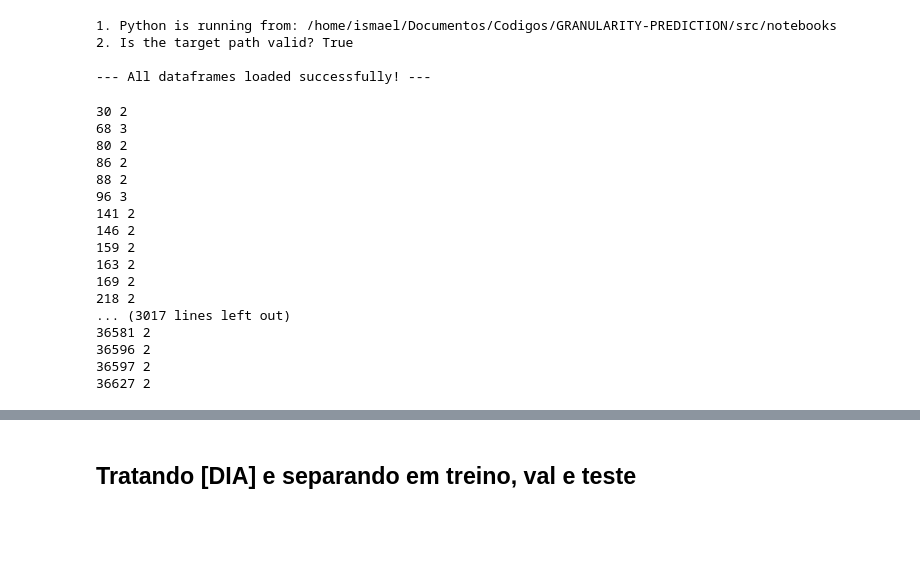
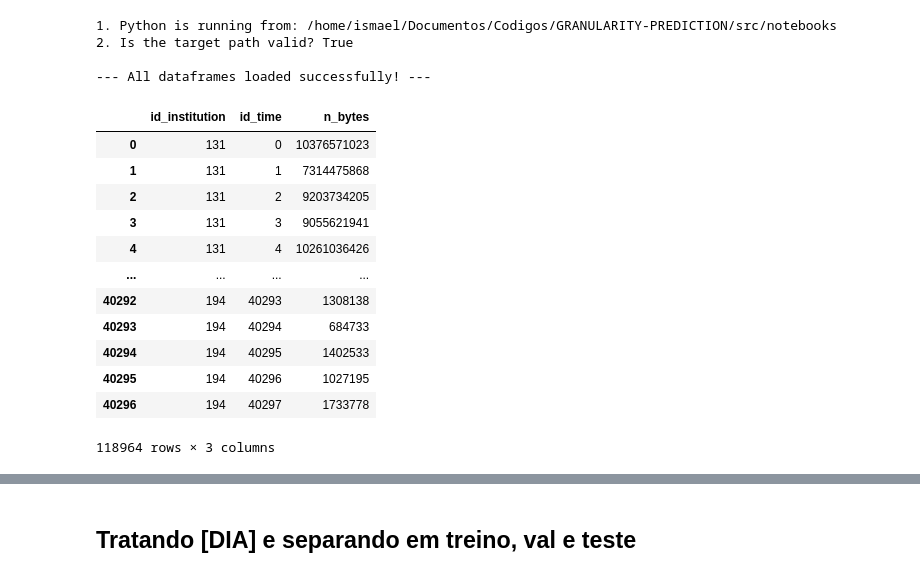
Before and after one commit to LarcesUece/GRANULARITY-PREDICTION, a Jupyter notebook: src/notebooks/analise_granularidade.ipynb, the cells around one changed output, grey strips where cells are left out. Drawn from its saved outputs; the diff is of its cells as text; code cells hidden in the pictures; blank space fills up the shorter version.

```diff
--- a/src/notebooks/analise_granularidade.ipynb
+++ b/src/notebooks/analise_granularidade.ipynb
@@ -103,7 +124,7 @@ print(f"2. Is the target path valid? {os.path.exists(path)}")
 csv_files = glob.glob(os.path.join(path, "*.csv"))
 
 # 3. Create an empty dictionary to store the dataframes
-dataframes_min = {}
+df_10min = pd.DataFrame(columns= ["id_institution", "id_time", "n_bytes"])
 
 # 4. Loop through the list of CSV files
 for file in csv_files:
@@ -112,10 +133,10 @@ for file in csv_files:
     filename = os.path.splitext(os.path.basename(file))[0]
 
 
-    # Read the CSV file and store it in the dictionary
-    dataframes_min[filename] = pd.read_csv(file)
-    dataframes_min[filename] = dataframes_min[filename][["id_time","n_bytes"]].sort_values(by='id_time').set_index('id_time')
-    #print(f"Loaded '{file}' as dataframe '{filename}'")
+    df = pd.read_csv(file)
+    df = df[["id_time","n_bytes"]].sort_values(by='id_time')
+    df["id_institution"] = filename
+    df_10min = pd.concat([df_day,df])
 
 # --- Now you can access any dataframe by its filename ---
 print("\n--- All dataframes loaded successfully! ---")
@@ -125,29 +146,21 @@ print("\n--- All dataframes loaded successfully! ---")
 
 --- All dataframes loaded successfully! ---
 # %%
-df = list(dataframes_min["204"].index)
-diff = [[i,df[i+1] - df[i]] for i in range(len(df)-1)]
-for i in diff:
-    if i[1] > 1:
-        print(i[0],i[1])
+df_10min
 # %% [output]
+|  | id_institution | id_time | n_bytes |
+| 0 | 131 | 0 | 10376571023 |
+| 1 | 131 | 1 | 7314475868 |
+| 2 | 131 | 2 | 9203734205 |
+| 3 | 131 | 3 | 9055621941 |
+| 4 | 131 | 4 | 10261036426 |
+| ... | ... | ... | ... |
+| 40292 | 194 | 40293 | 1308138 |
+| 40293 | 194 | 40294 | 684733 |
+| 40294 | 194 | 40295 | 1402533 |
+| 40295 | 194 | 40296 | 1027195 |
+| 40296 | 194 | 40297 | 1733778 |
-30 2
-68 3
-80 2
-86 2
-88 2
-96 3
-141 2
-146 2
-159 2
-163 2
-169 2
-218 2
-... (3017 lines left out)
-36581 2
-36596 2
-36597 2
-36627 2
+118964 rows × 3 columns
 # %%
 from keras.models import Model
 from keras.layers import Input, PReLU, Dense, LSTM, multiply, concatenate, Activation, GRU, SimpleRNN, Masking, Reshape
```
Also changed, not shown: parts of 6 cells of this notebook.
